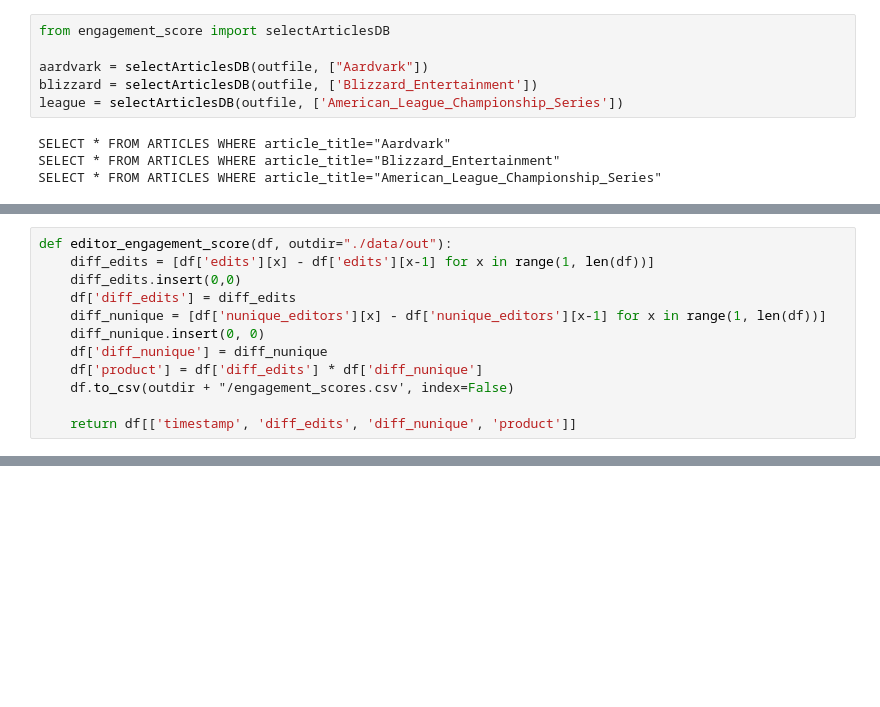
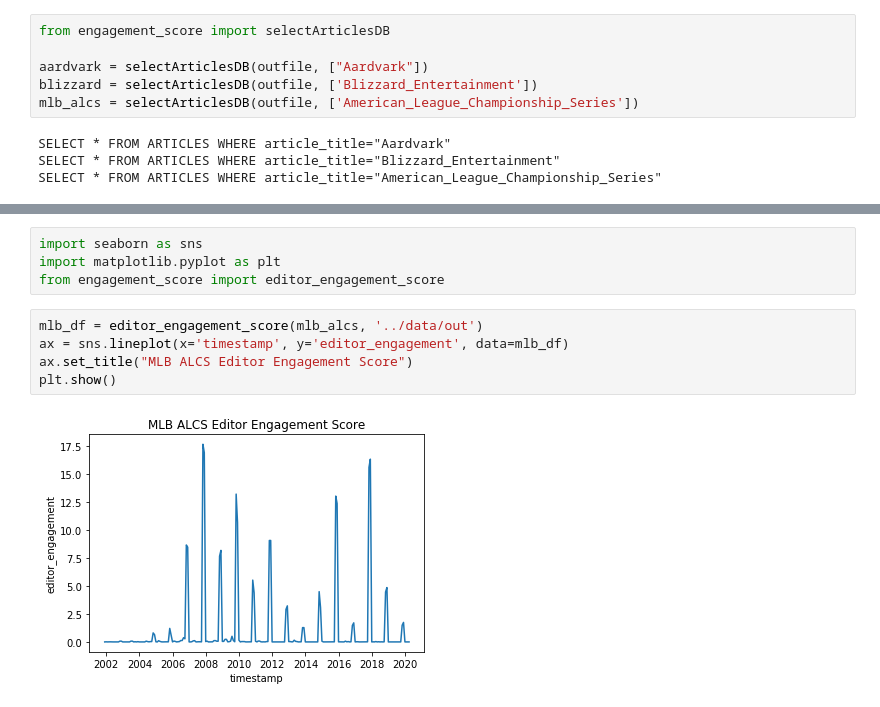
Before and after one commit to Jonwlin/DSC180B, a Jupyter notebook: notebooks/CleanedWikiPopularity.ipynb, the cells around one changed output, grey strips where cells are left out. Saved outputs shown, nothing was run; the diff lists cells and outputs as text; blank space fills up the shorter version.

```diff
--- a/notebooks/CleanedWikiPopularity.ipynb
+++ b/notebooks/CleanedWikiPopularity.ipynb
@@ -107,7 +95,7 @@ from engagement_score import selectArticlesDB
 
 aardvark = selectArticlesDB(outfile, ["Aardvark"])
 blizzard = selectArticlesDB(outfile, ['Blizzard_Entertainment'])
-league = selectArticlesDB(outfile, ['American_League_Championship_Series'])
+mlb_alcs = selectArticlesDB(outfile, ['American_League_Championship_Series'])
 # %% [output]
 SELECT * FROM ARTICLES WHERE article_title="Aardvark"
 SELECT * FROM ARTICLES WHERE article_title="Blizzard_Entertainment"
@@ -136,12 +102,0 @@ print(100 ^ 99)
-# %%
-def editor_engagement_score(df, outdir="./data/out"):
-    diff_edits = [df['edits'][x] - df['edits'][x-1] for x in range(1, len(df))]
-    diff_edits.insert(0,0)
-    df['diff_edits'] = diff_edits
-    diff_nunique = [df['nunique_editors'][x] - df['nunique_editors'][x-1] for x in range(1, len(df))]
-    diff_nunique.insert(0, 0)
-    df['diff_nunique'] = diff_nunique
-    df['product'] = df['diff_edits'] * df['diff_nunique']
-    df.to_csv(outdir + "/engagement_scores.csv', index=False)
-
-    return df[['timestamp', 'diff_edits', 'diff_nunique', 'product']]
@@ -149,0 +112,11 @@ SyntaxError: EOL while scanning string literal (<ipython-input-48-61b8626ca68b>,
+# %%
+import seaborn as sns
+import matplotlib.pyplot as plt
+from engagement_score import editor_engagement_score
+# %%
+mlb_df = editor_engagement_score(mlb_alcs, '../data/out')
+ax = sns.lineplot(x='timestamp', y='editor_engagement', data=mlb_df)
+ax.set_title("MLB ALCS Editor Engagement Score")
+plt.show()
+# %% [output]
+[figure, added]
```
Also changed, not shown: parts of 23 cells of this notebook, 6 other files.
